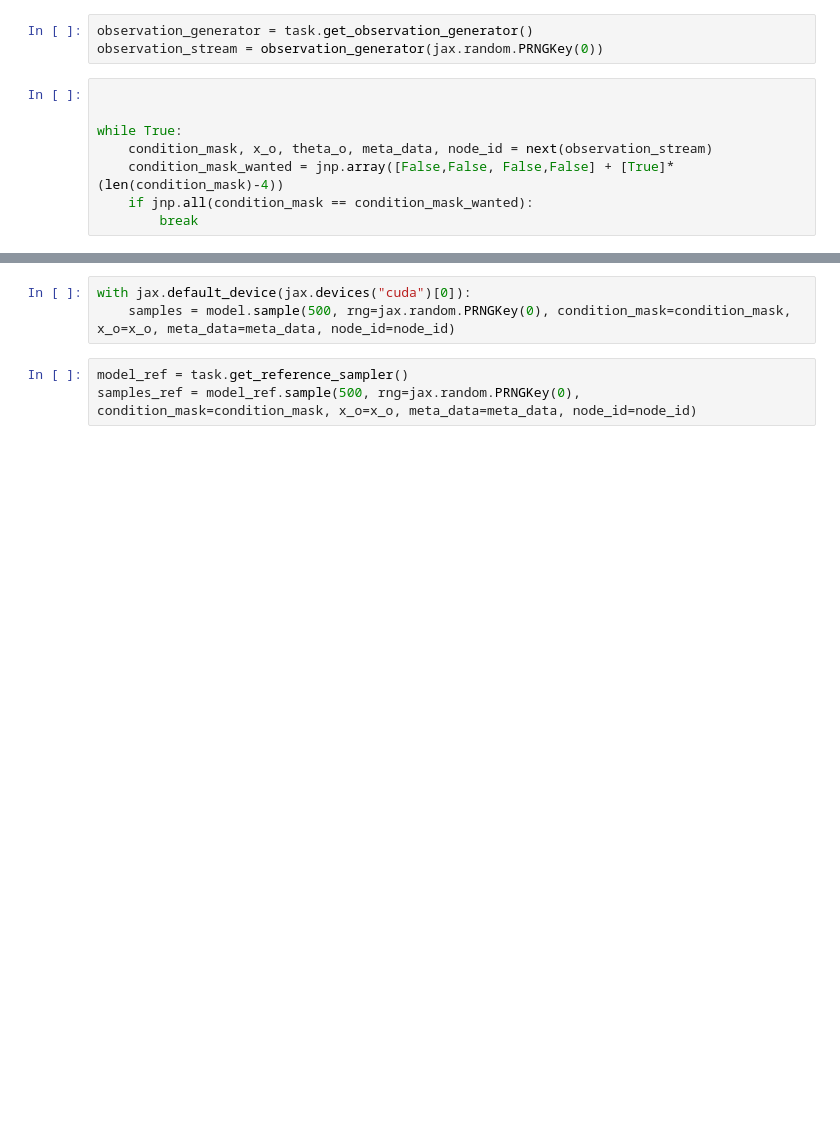
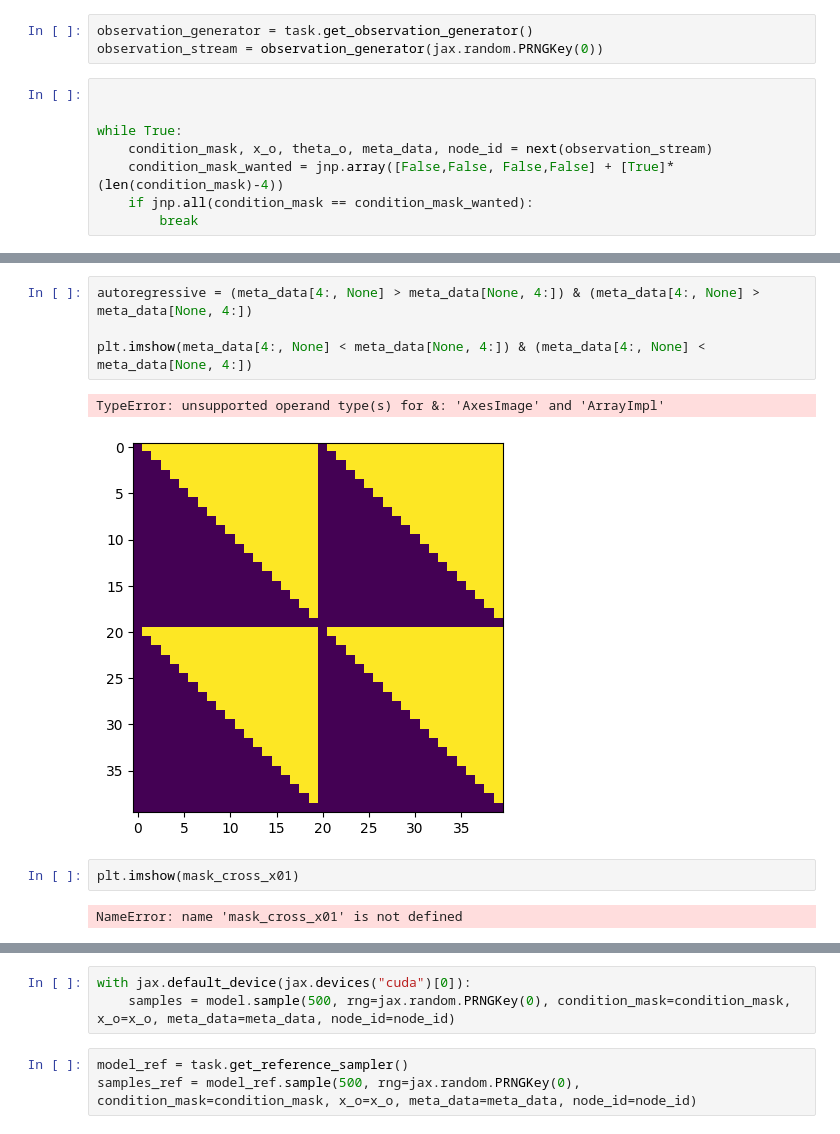
Before and after one commit to mackelab/probjax, a Jupyter notebook: scoresbibm/unstructured_task.ipynb, the cells around one changed output, grey strips where cells are left out. Cells and saved outputs as stored; diff of their text form; blank space fills up the shorter version.

```diff
--- a/scoresbibm/unstructured_task.ipynb
+++ b/scoresbibm/unstructured_task.ipynb
@@ -37,0 +84,11 @@ while True:
+# %%
+autoregressive = (meta_data[4:, None] > meta_data[None, 4:]) & (meta_data[4:, None] > meta_data[None, 4:])
+
+plt.imshow(meta_data[4:, None] < meta_data[None, 4:]) & (meta_data[4:, None] < meta_data[None, 4:])
+# %% [output]
+TypeError: unsupported operand type(s) for &: 'AxesImage' and 'ArrayImpl'
+[figure, added]
+# %%
+plt.imshow(mask_cross_x01)
+# %% [output]
+NameError: name 'mask_cross_x01' is not defined
```
Also changed, not shown: parts of 6 cells of this notebook, 5 other files.
